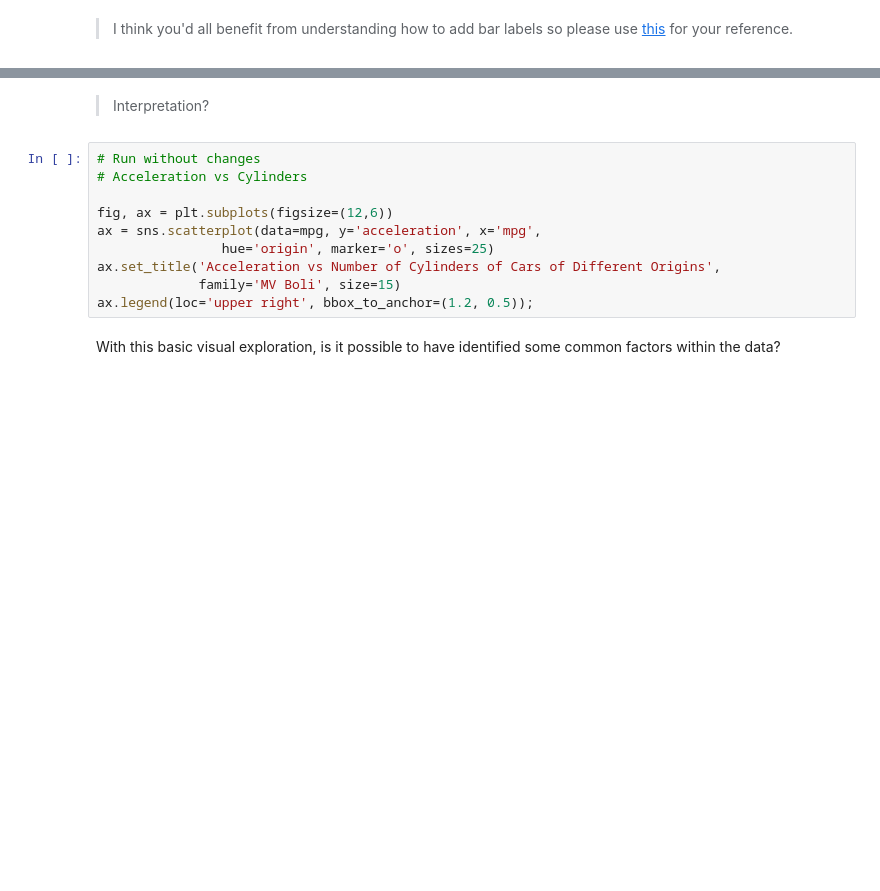
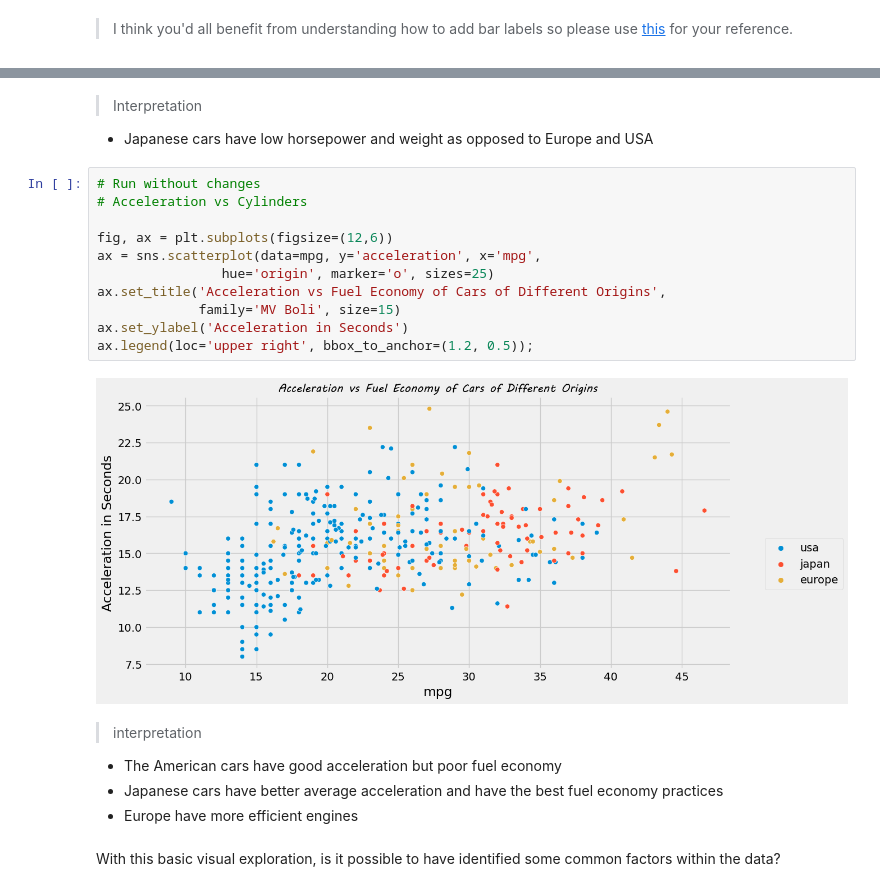
Before and after one commit to pnjoki/PCA-and-Clustering-with-Python, a Jupyter notebook: student.ipynb, the cells around one changed output, grey strips where cells are left out. Saved outputs shown, nothing was run; the diff lists cells and outputs as text; blank space fills up the shorter version.

Commit message:
Practice

```diff
--- a/student.ipynb
+++ b/student.ipynb
@@ -81,15 +169,24 @@ ax.legend(loc='upper right', bbox_to_anchor=(1.2, 0.5));
-# %% [markdown]
-> Interpretation?
+# %% [markdown]
+> Interpretation
+* Japanese cars have low horsepower and weight as opposed to Europe and USA
 # %%
 # Run without changes
 # Acceleration vs Cylinders
 
 fig, ax = plt.subplots(figsize=(12,6))
 ax = sns.scatterplot(data=mpg, y='acceleration', x='mpg',
                 hue='origin', marker='o', sizes=25)
-ax.set_title('Acceleration vs Number of Cylinders of Cars of Different Origins',
+ax.set_title('Acceleration vs Fuel Economy of Cars of Different Origins',
              family='MV Boli', size=15)
+ax.set_ylabel('Acceleration in Seconds')
 ax.legend(loc='upper right', bbox_to_anchor=(1.2, 0.5));
+# %% [output]
+[figure, added]
+# %% [markdown]
+> interpretation
+* The American cars have good acceleration but poor fuel economy
+* Japanese cars have better average acceleration and have the best fuel economy practices
+* Europe have more efficient engines
 # %% [markdown]
 With this basic visual exploration, is it possible to have identified some common factors within the data?
 # %% [markdown]
```
Also changed, not shown: parts of 24 cells of this notebook.
